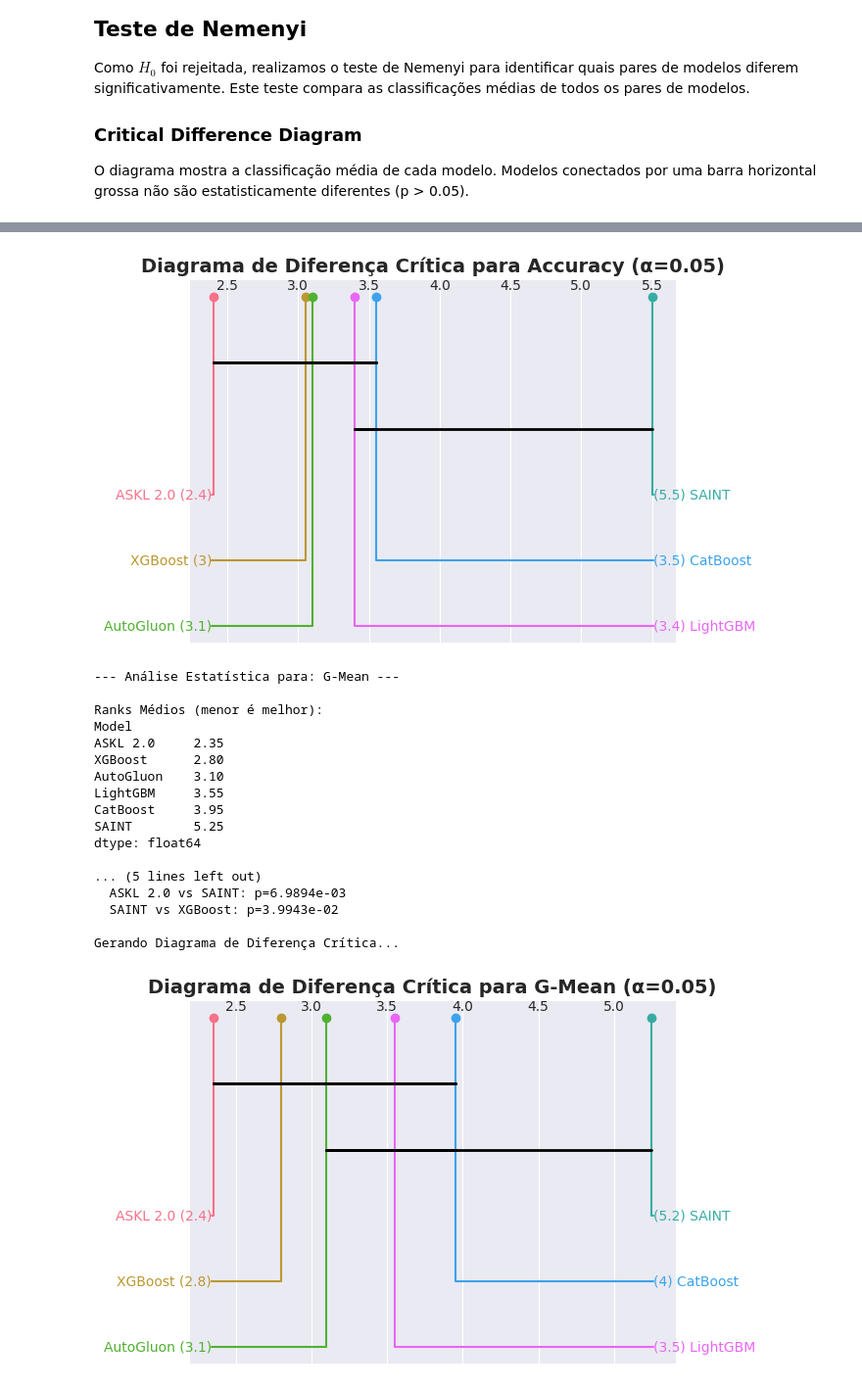
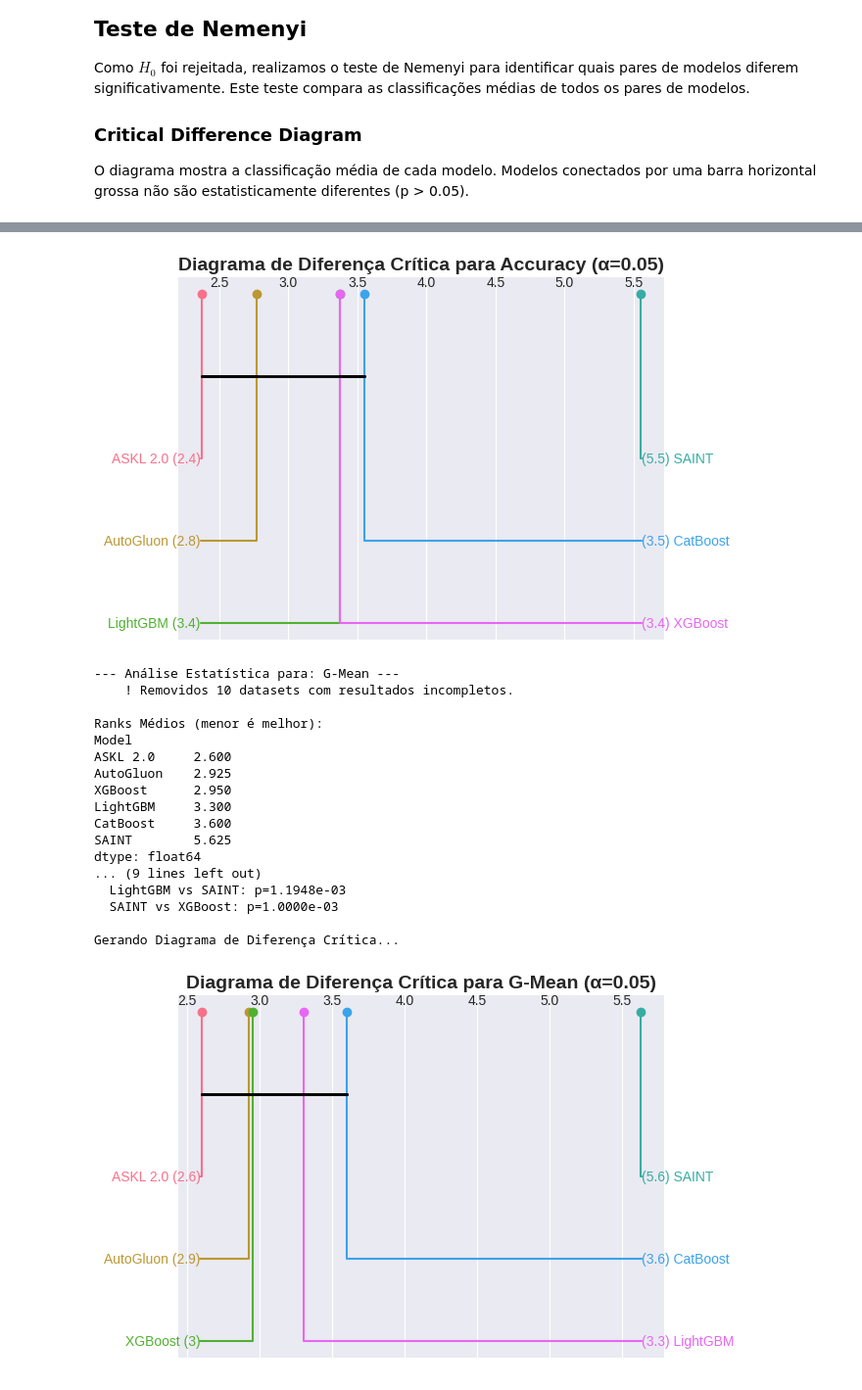
Before and after one commit to JDaniloC/AM-1, a Jupyter notebook: pipeline.ipynb, the cells around one changed output, grey strips where cells are left out. Shown at 98% size. Saved outputs shown, nothing was run; the diff lists cells and outputs as text; code cells hidden in the pictures.

```diff
--- a/pipeline.ipynb
+++ b/pipeline.ipynb
@@ -452,22 +431,25 @@ Pré-processamento concluído para 3 datasets.
 # %%
 import json
 
-def save_best_params(model_key, dataset_name, best_params):
-    """Guarda os melhores hiperparâmetros em disco."""
+def save_best_params(model_key, dataset_name, best_params, best_score):
+    """Guarda os melhores hiperparâmetros e score em disco."""
     params_dir = TRAINED_MODELS_DIR / model_key / 'best_params'
     params_dir.mkdir(parents=True, exist_ok=True)
     params_path = params_dir / f"{dataset_name}.json"
+
+    data = {'params': best_params, 'score': best_score}
+
     with params_path.open('w', encoding='utf-8') as fp:
-        json.dump(best_params, fp, indent=2, default=str)
-    print(f"    → Best params salvo em {params_path}")
+        json.dump(data, fp, indent=2, default=str)
 
 def load_best_params(model_key, dataset_name):
-    """Carrega os melhores hiperparâmetros, caso existam."""
+    """Carrega os melhores hiperparâmetros e score, caso existam."""
     params_path = TRAINED_MODELS_DIR / model_key / 'best_params' / f"{dataset_name}.json"
     if not params_path.exists():
         return None
     with params_path.open('r', encoding='utf-8') as fp:
         data = json.load(fp)
+
     return data
 # %% [markdown]
 ---
@@ -1199,22 +1108 @@ def evaluate_model(model_key, dataset_name, processed_data):
-# %%
-
-print("=" * 80)
-print("FASE 2: AVALIAÇÃO FINAL E GERAÇÃO DE ARTEFATOS")
-print("=" * 80)
-
-# Ensure processed_datasets_memory is available
-if 'processed_datasets_memory' not in locals():
-    processed_datasets_memory = preprocess_all_datasets(train_test_splits)
-
-for dataset_idx, (dataset_name, processed_data) in enumerate(processed_datasets_memory.items(), 1):
-    print(f"\n[{dataset_idx}/{len(processed_datasets_memory)}] {dataset_name}")
-    print("-" * 80)
-
-    for model_name in MODEL_KEY_MAP.keys():
-        model_key = MODEL_KEY_MAP.get(model_name, model_name.lower())
-        evaluate_model(model_key, dataset_name, processed_data)
-
-print("\n" + "=" * 80)
-print("FASE 2 CONCLUÍDA! Artefatos salvos em artifacts/")
-print("=" *  80)
 # %%
@@ -1487,6 +1373,15 @@ for metric in ['AUC_OVO', 'Accuracy', 'G-Mean']:
 
 	# Pivotar: linhas=datasets, colunas=modelos
 	pivot_df = results_df.pivot(index='Dataset', columns='Model', values=metric)
+
+	# Drop datasets with missing results (NaNs)
+	original_len = len(pivot_df)
+	pivot_df = pivot_df.dropna()
+	if len(pivot_df) < original_len:
+		print(f"    ! Removidos {original_len - len(pivot_df)} datasets com resultados incompletos.")
+	if len(pivot_df) == 0:
+		print("    ! Nenhum dataset completo para análise estatística.")
+		continue
 
 	# Ranking (maior valor = melhor rank, então ascending=False para rank 1 ser o melhor)
 	ranks = pivot_df.rank(axis=1, ascending=False)
@@ -1574,21 +1466,21 @@ dtype: float64
 
 Gerando Diagrama de Diferença Crítica...
-[figure, old version]
+[figure, new version]
 --- Análise Estatística para: G-Mean ---
+    ! Removidos 10 datasets com resultados incompletos.
 
 Ranks Médios (menor é melhor):
 Model
-ASKL 2.0     2.35
-XGBoost      2.80
-AutoGluon    3.10
-LightGBM     3.55
-CatBoost     3.95
-SAINT        5.25
+ASKL 2.0     2.600
+AutoGluon    2.925
+XGBoost      2.950
+LightGBM     3.300
+CatBoost     3.600
+SAINT        5.625
 dtype: float64
-
-... (5 lines left out)
-  ASKL 2.0 vs SAINT: p=6.9894e-03
-  SAINT vs XGBoost: p=3.9943e-02
+... (9 lines left out)
+  LightGBM vs SAINT: p=1.1948e-03
+  SAINT vs XGBoost: p=1.0000e-03
 
 Gerando Diagrama de Diferença Crítica...
-[figure, old version]
+[figure, new version]
```
Also changed, not shown: parts of 18 cells of this notebook.
